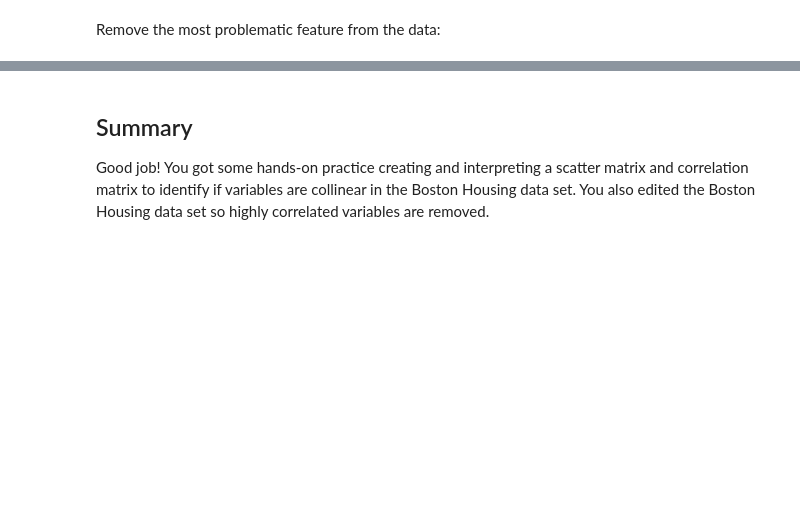
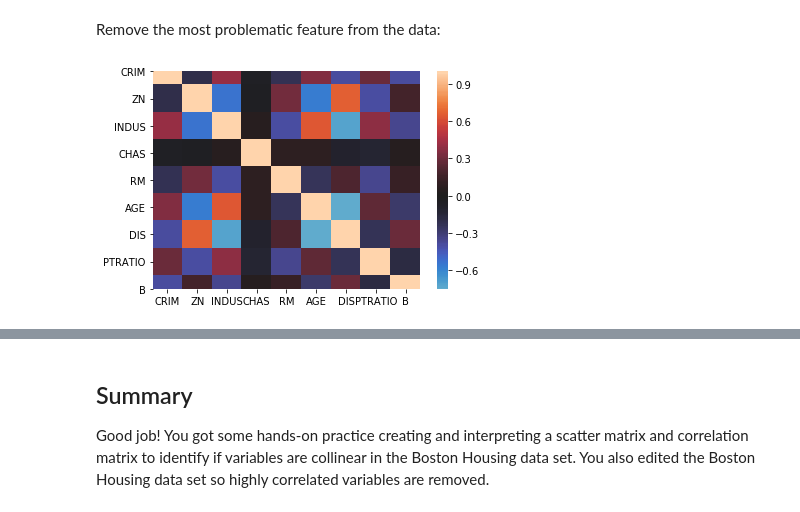
Before and after one commit to poariston/dsc-multicollinearity-of-features-lab-online-ds-pt-120919, a Jupyter notebook: index.ipynb, the cells around one changed output, grey strips where cells are left out. Cells and saved outputs as stored; diff of their text form; code cells hidden in the pictures; blank space fills up the shorter version.

```diff
--- a/index.ipynb
+++ b/index.ipynb
@@ -90,2 +120,11 @@ Return `True` for positive or negative correlations that are bigger than 0.75:
 # %% [markdown]
 Remove the most problematic feature from the data:
+# %%
+boston_features=boston_features.drop('NOX',axis =1)
+boston_small = boston_small.drop('NOX',axis = 1)
+# %%
+import seaborn as sns
+corrsm=boston_small.corr()
+sns.heatmap(corrsm, center=0);
+# %% [output]
+[figure, added]
```
Also changed, not shown: parts of 6 cells of this notebook.
